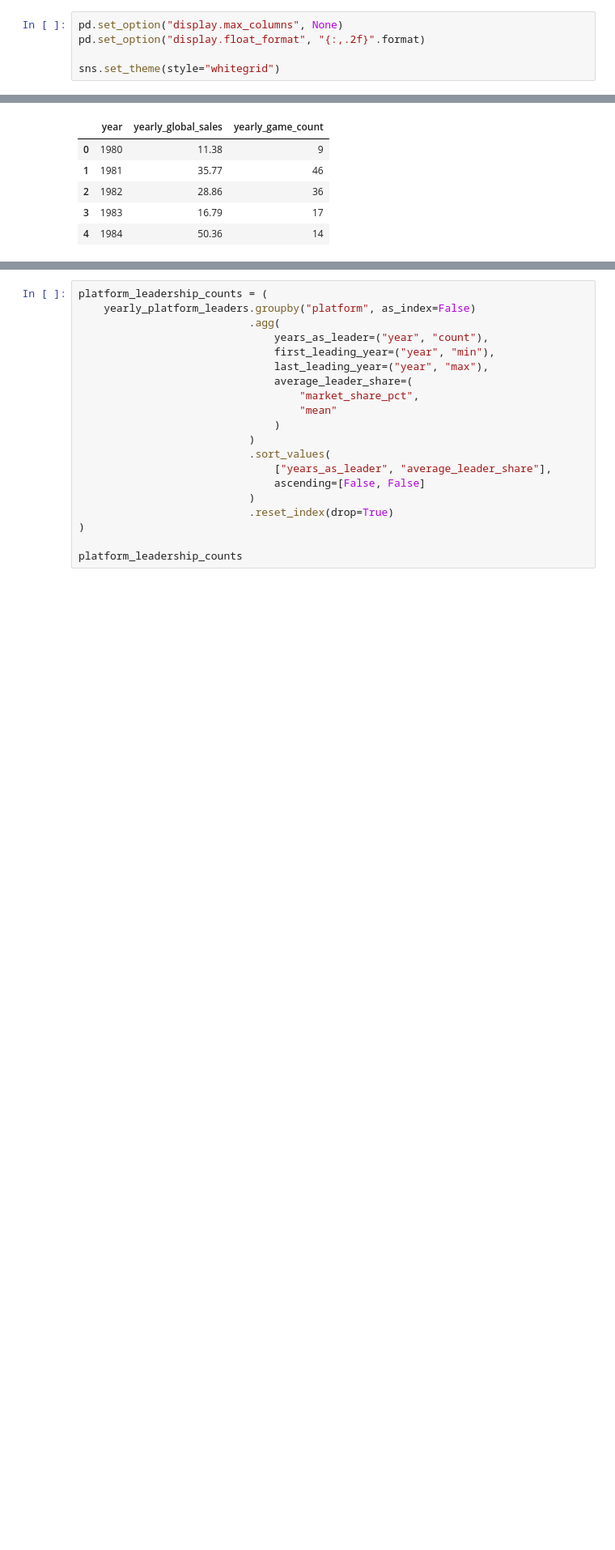
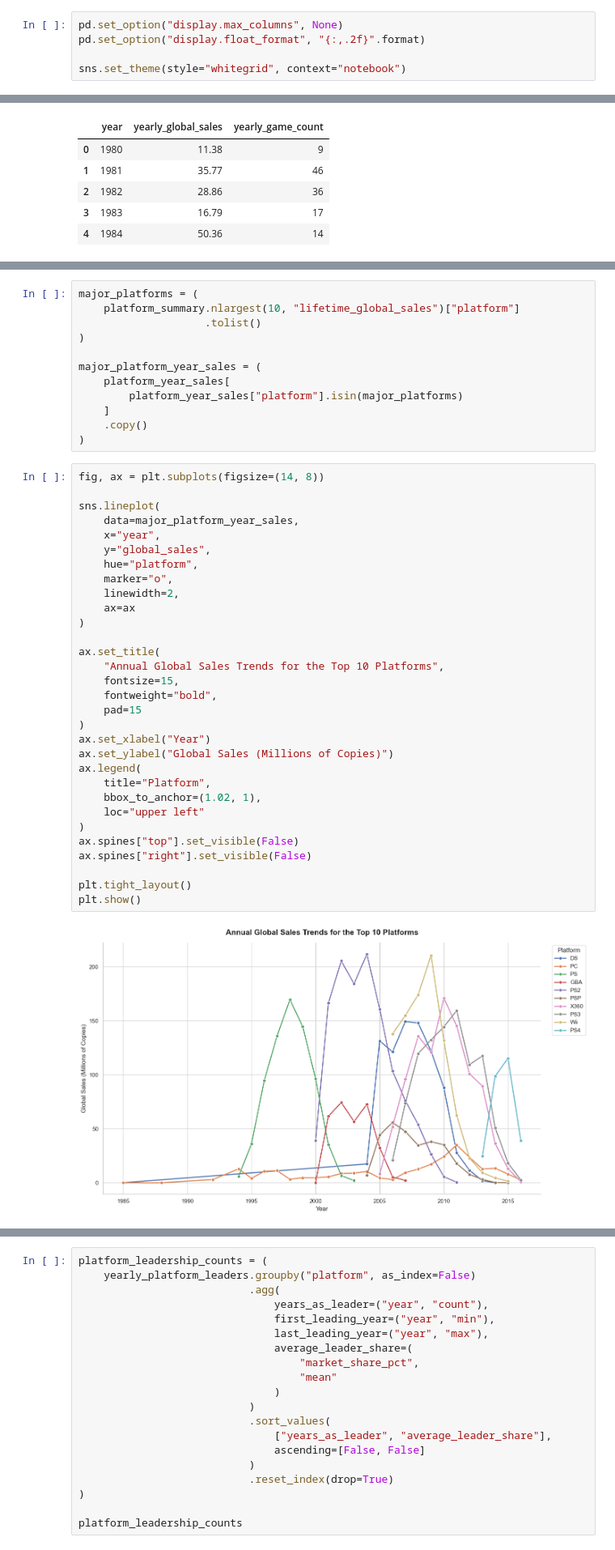
Before and after one commit to tylernsocial/data-analysis-on-the-videogame-industry, a Jupyter notebook: notebooks/research_questions_and_modeling/05_platform_dominance_over_time.ipynb, the cells around one changed output, grey strips where cells are left out. Shown at 81% size. Drawn from its saved outputs; the diff is of its cells as text; blank space fills up the shorter version.

```diff
--- a/notebooks/research_questions_and_modeling/05_platform_dominance_over_time.ipynb
+++ b/notebooks/research_questions_and_modeling/05_platform_dominance_over_time.ipynb
@@ -24,4 +24,4 @@ import seaborn as sns
 pd.set_option("display.max_columns", None)
 pd.set_option("display.float_format", "{:,.2f}".format)
 
-sns.set_theme(style="whitegrid")
+sns.set_theme(style="whitegrid", context="notebook")
@@ -482,0 +482,45 @@ Yearly market share is calculated as a platform's annual global sales divided by
+# %%
+major_platforms = (
+    platform_summary.nlargest(10, "lifetime_global_sales")["platform"]
+                    .tolist()
+)
+
+major_platform_year_sales = (
+    platform_year_sales[
+        platform_year_sales["platform"].isin(major_platforms)
+    ]
+    .copy()
+)
+# %%
+fig, ax = plt.subplots(figsize=(14, 8))
+
+sns.lineplot(
+    data=major_platform_year_sales,
+    x="year",
+    y="global_sales",
+    hue="platform",
+    marker="o",
+    linewidth=2,
+    ax=ax
+)
+
+ax.set_title(
+    "Annual Global Sales Trends for the Top 10 Platforms",
+    fontsize=15,
+    fontweight="bold",
+    pad=15
+)
+ax.set_xlabel("Year")
+ax.set_ylabel("Global Sales (Millions of Copies)")
+ax.legend(
+    title="Platform",
+    bbox_to_anchor=(1.02, 1),
+    loc="upper left"
+)
+ax.spines["top"].set_visible(False)
+ax.spines["right"].set_visible(False)
+
+plt.tight_layout()
+plt.show()
+# %% [output]
+[figure, added]
```
Also changed, not shown: parts of 46 cells of this notebook.
